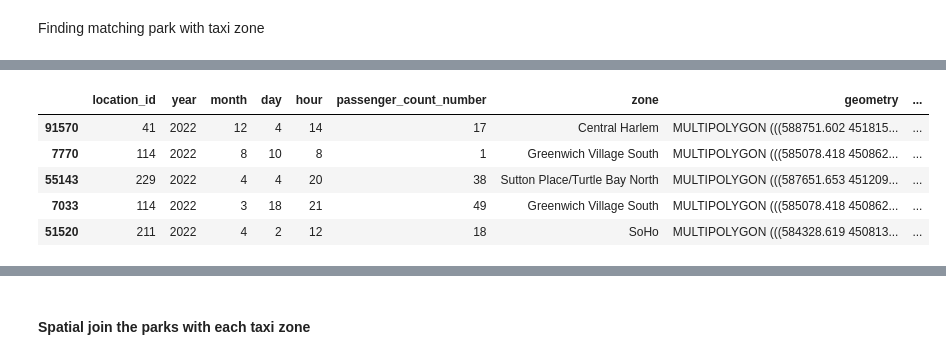
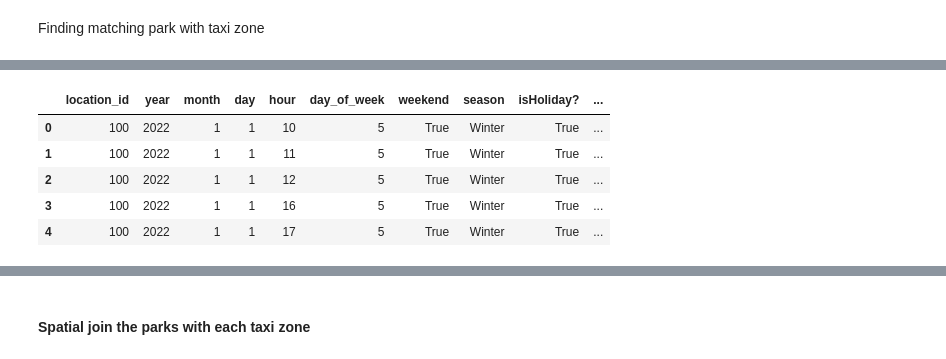
Before and after one commit to shalineraghupathy/comp47360, a Jupyter notebook: Data_cleaning/mapping/mapping_park_taxi_2_sample.ipynb, the cells around one changed output, grey strips where cells are left out. Saved outputs shown, nothing was run; the diff lists cells and outputs as text; code cells hidden in the pictures.

Commit message:
update mapping_park_taxi with new features engineered

```diff
--- a/Data_cleaning/mapping/mapping_park_taxi_2_sample.ipynb
+++ b/Data_cleaning/mapping/mapping_park_taxi_2_sample.ipynb
@@ -20 +32,3 @@ busyness_taxizones= gpd.read_file("C:/Users/Justh/OneDrive/Documents/MScComputer
+# %%
+busyness_taxizones= gpd.read_file("yellow_taxi_busyness_details_hourly.geojson")
 # %%
@@ -63,13 +39,15 @@ print(manhattan_parks_gdf[['geometry', 'park_area']])
+# %%
+busyness_taxizones=busyness_taxizones.to_crs(epsg=32618)
 # %%
 # Calculate area taxi zones
-busyness_taxizones_sample['taxi_zone_area'] = busyness_taxizones_sample.geometry.area
+busyness_taxizones['taxi_zone_area'] = busyness_taxizones.geometry.area
 # %%
-busyness_taxizones_sample.head(5)
+busyness_taxizones.head(5)
 # %% [output]
-|  | location_id | year | month | day | hour | passenger_count_number | zone | geometry | ... |
-| 91570 | 41 | 2022 | 12 | 4 | 14 | 17 | Central Harlem | MULTIPOLYGON (((588751.602 451815... | ... |
-| 7770 | 114 | 2022 | 8 | 10 | 8 | 1 | Greenwich Village South | MULTIPOLYGON (((585078.418 450862... | ... |
-| 55143 | 229 | 2022 | 4 | 4 | 20 | 38 | Sutton Place/Turtle Bay North | MULTIPOLYGON (((587651.653 451209... | ... |
-| 7033 | 114 | 2022 | 3 | 18 | 21 | 49 | Greenwich Village South | MULTIPOLYGON (((585078.418 450862... | ... |
-| 51520 | 211 | 2022 | 4 | 2 | 12 | 18 | SoHo | MULTIPOLYGON (((584328.619 450813... | ... |
+|  | location_id | year | month | day | hour | day_of_week | weekend | season | isHoliday? | ... |
+| 0 | 100 | 2022 | 1 | 1 | 10 | 5 | True | Winter | True | ... |
+| 1 | 100 | 2022 | 1 | 1 | 11 | 5 | True | Winter | True | ... |
+| 2 | 100 | 2022 | 1 | 1 | 12 | 5 | True | Winter | True | ... |
+| 3 | 100 | 2022 | 1 | 1 | 16 | 5 | True | Winter | True | ... |
+| 4 | 100 | 2022 | 1 | 1 | 17 | 5 | True | Winter | True | ... |
 # %%
```
Also changed, not shown: parts of 25 cells of this notebook.
